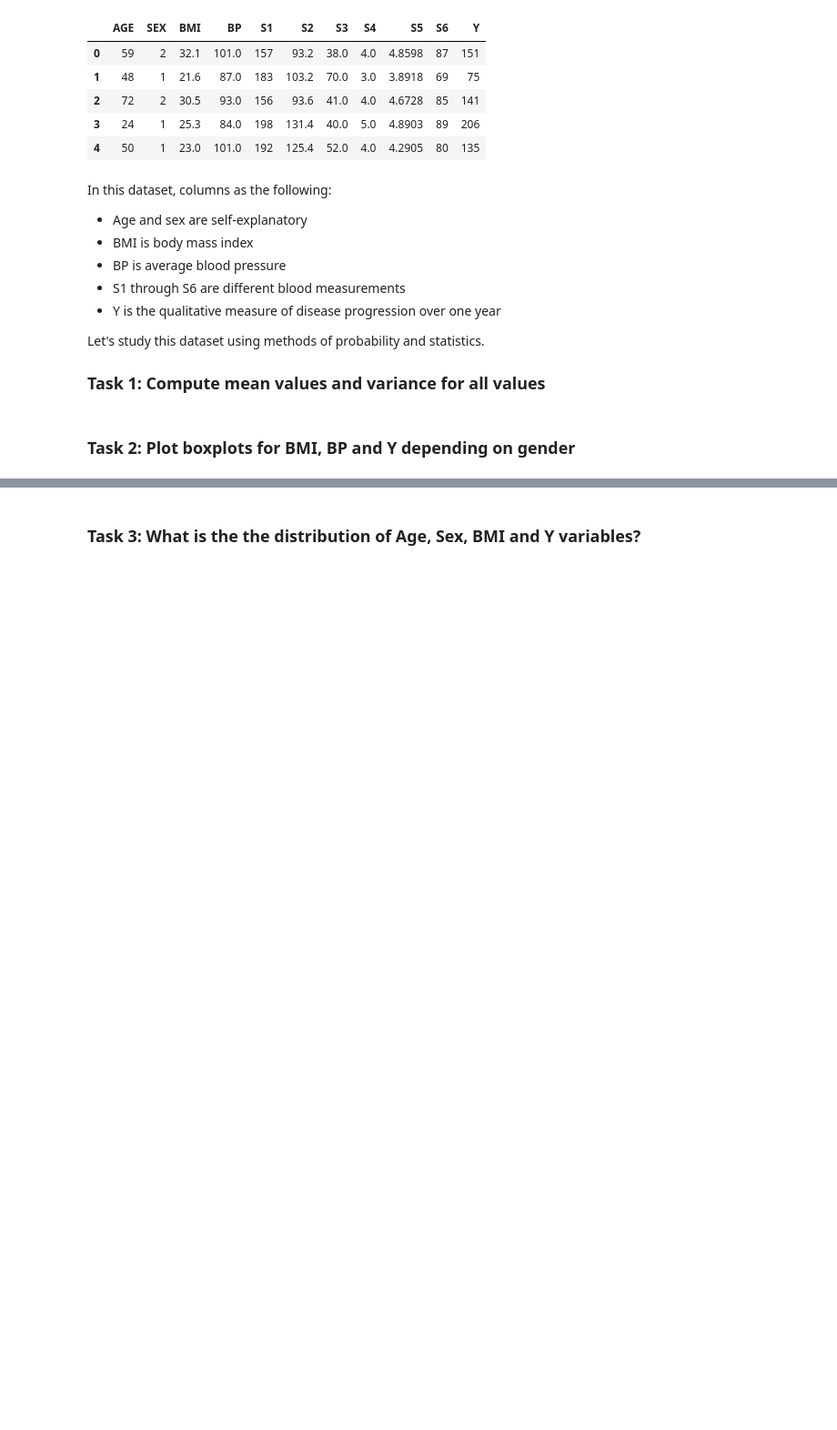
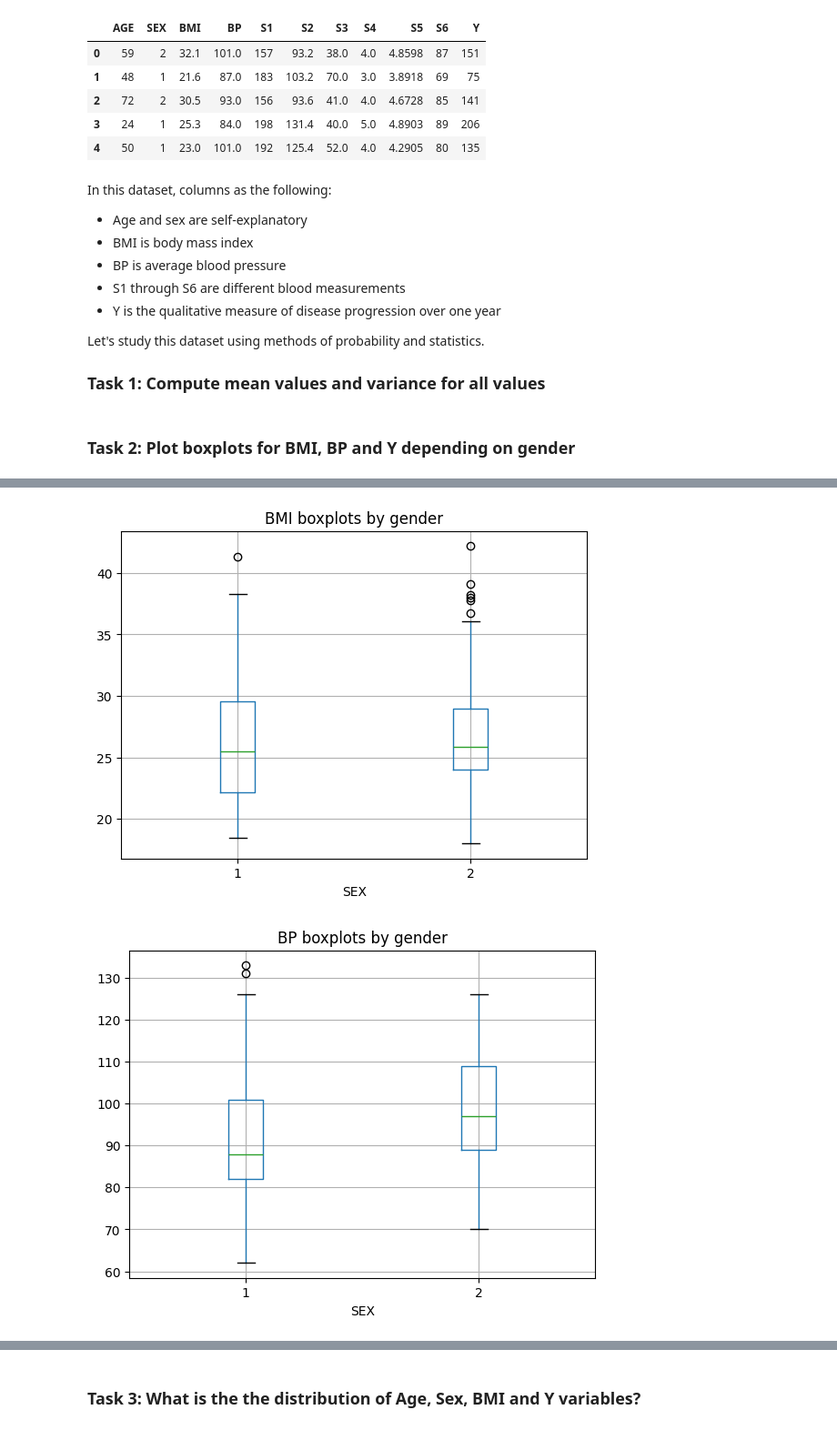
Before and after one commit to ZelentsovTymofii/Data-Science-For-Beginners, a Jupyter notebook: 1-Introduction/04-stats-and-probability/assignment.ipynb, the cells around one changed output, grey strips where cells are left out. Shown at 91% size. Drawn from its saved outputs; the diff is of its cells as text; code cells hidden in the pictures; blank space fills up the shorter version.

```diff
--- a/1-Introduction/04-stats-and-probability/assignment.ipynb
+++ b/1-Introduction/04-stats-and-probability/assignment.ipynb
@@ -55,0 +40,8 @@ Text(0.5, 1.0, 'Y boxplots by SEX')
+# %%
+for col in ['BMI', 'BP', 'Y']:
+  df.boxplot(column=col,by='SEX')
+  plt.title(f'{col} boxplots by gender')
+  plt.suptitle('')
+# %% [output]
+[figure, added]
+[figure, added]
```
Also changed, not shown: parts of 6 cells of this notebook.
